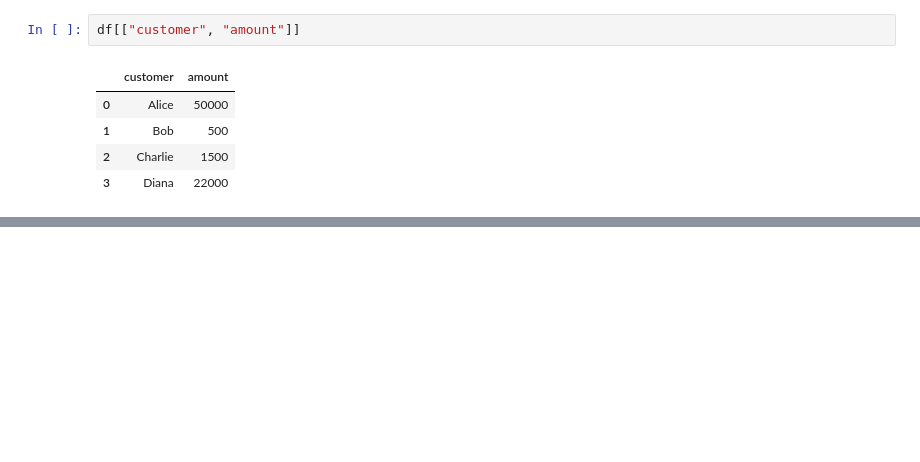
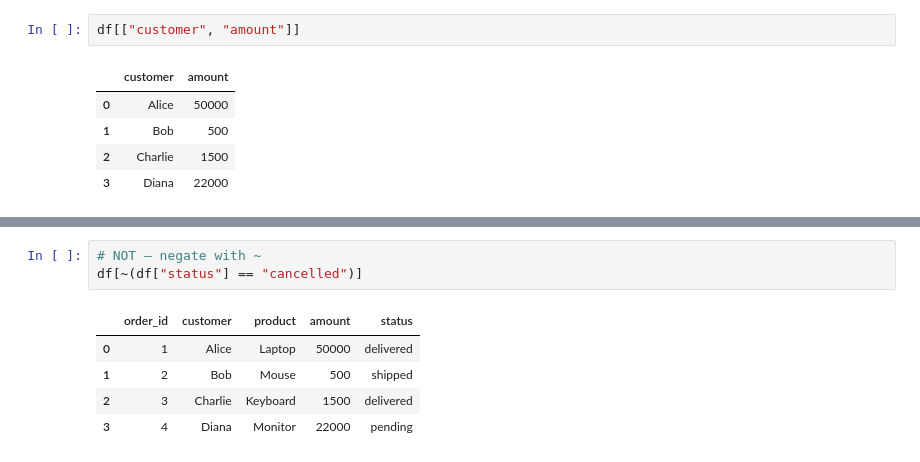
Before and after one commit to Obulreddy0/pandas_practise, a Jupyter notebook: pandas_practise.ipynb, the cells around one changed output, grey strips where cells are left out. Cells and saved outputs as stored; diff of their text form; blank space fills up the shorter version.

```diff
--- a/pandas_practise.ipynb
+++ b/pandas_practise.ipynb
@@ -491,0 +574,9 @@ df[["customer", "amount"]]
+# %%
+# NOT — negate with ~
+df[~(df["status"] == "cancelled")]
+# %% [output]
+|  | order_id | customer | product | amount | status |
+| 0 | 1 | Alice | Laptop | 50000 | delivered |
+| 1 | 2 | Bob | Mouse | 500 | shipped |
+| 2 | 3 | Charlie | Keyboard | 1500 | delivered |
+| 3 | 4 | Diana | Monitor | 22000 | pending |
```
Also changed, not shown: parts of 58 cells of this notebook.
